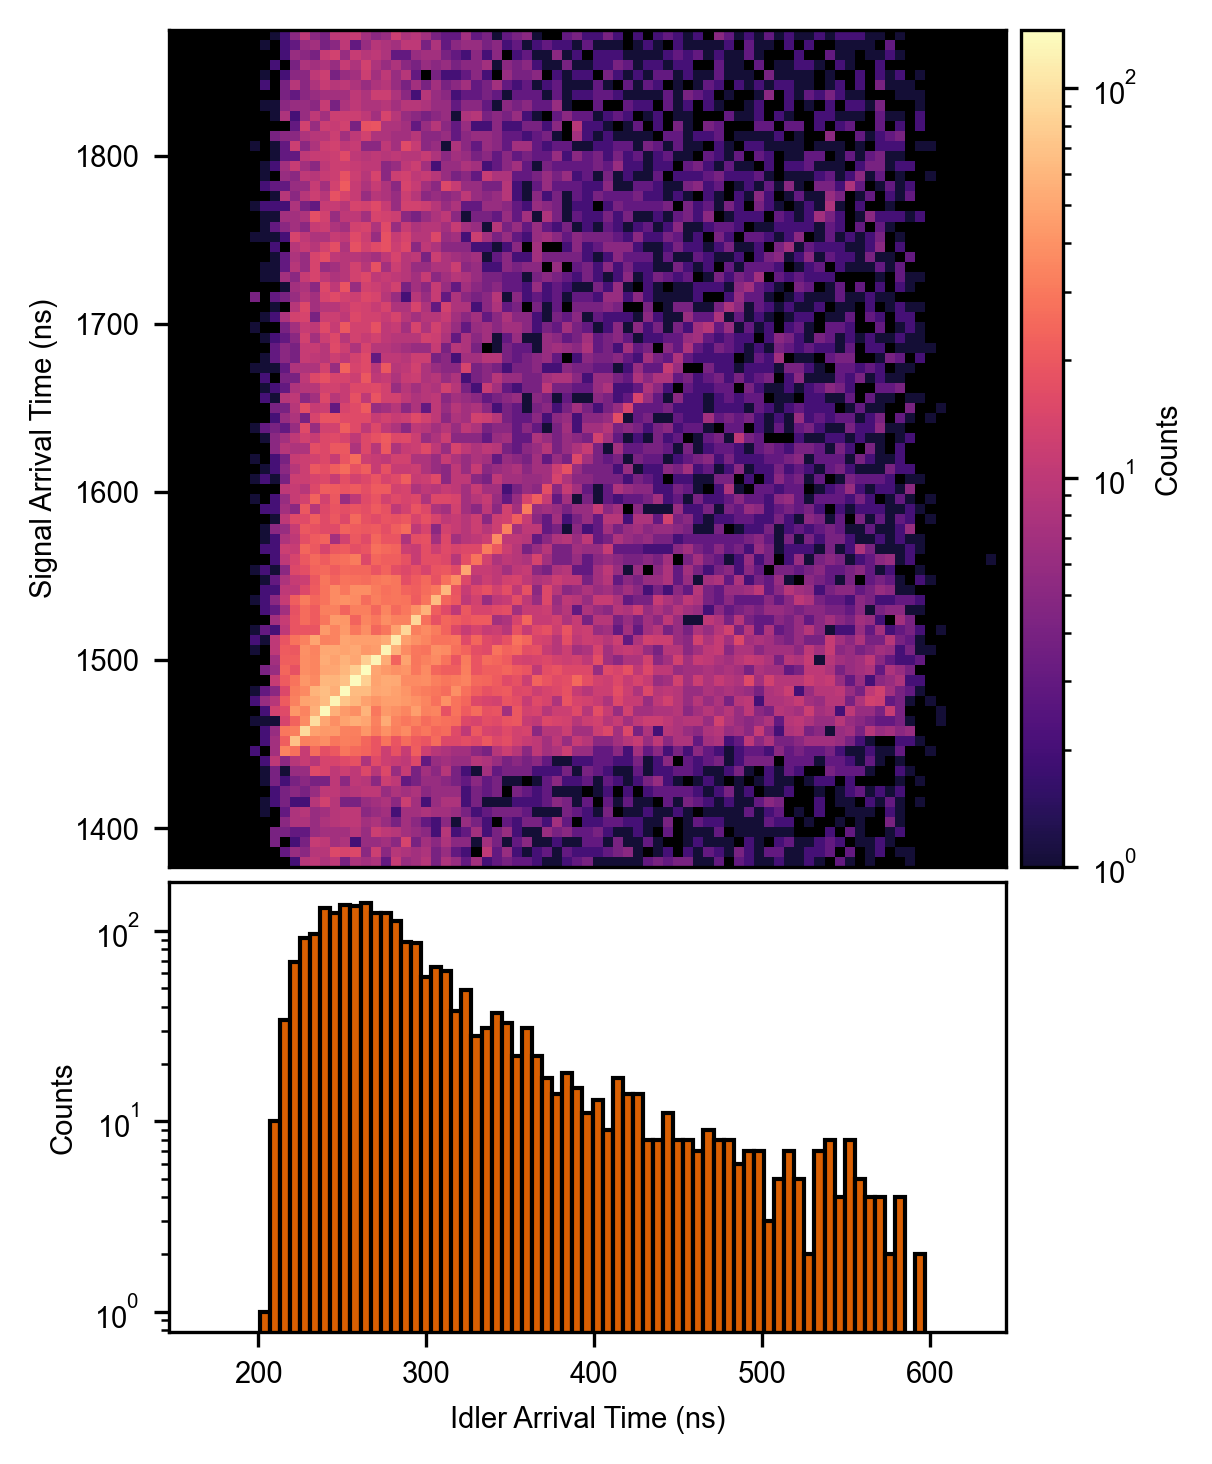
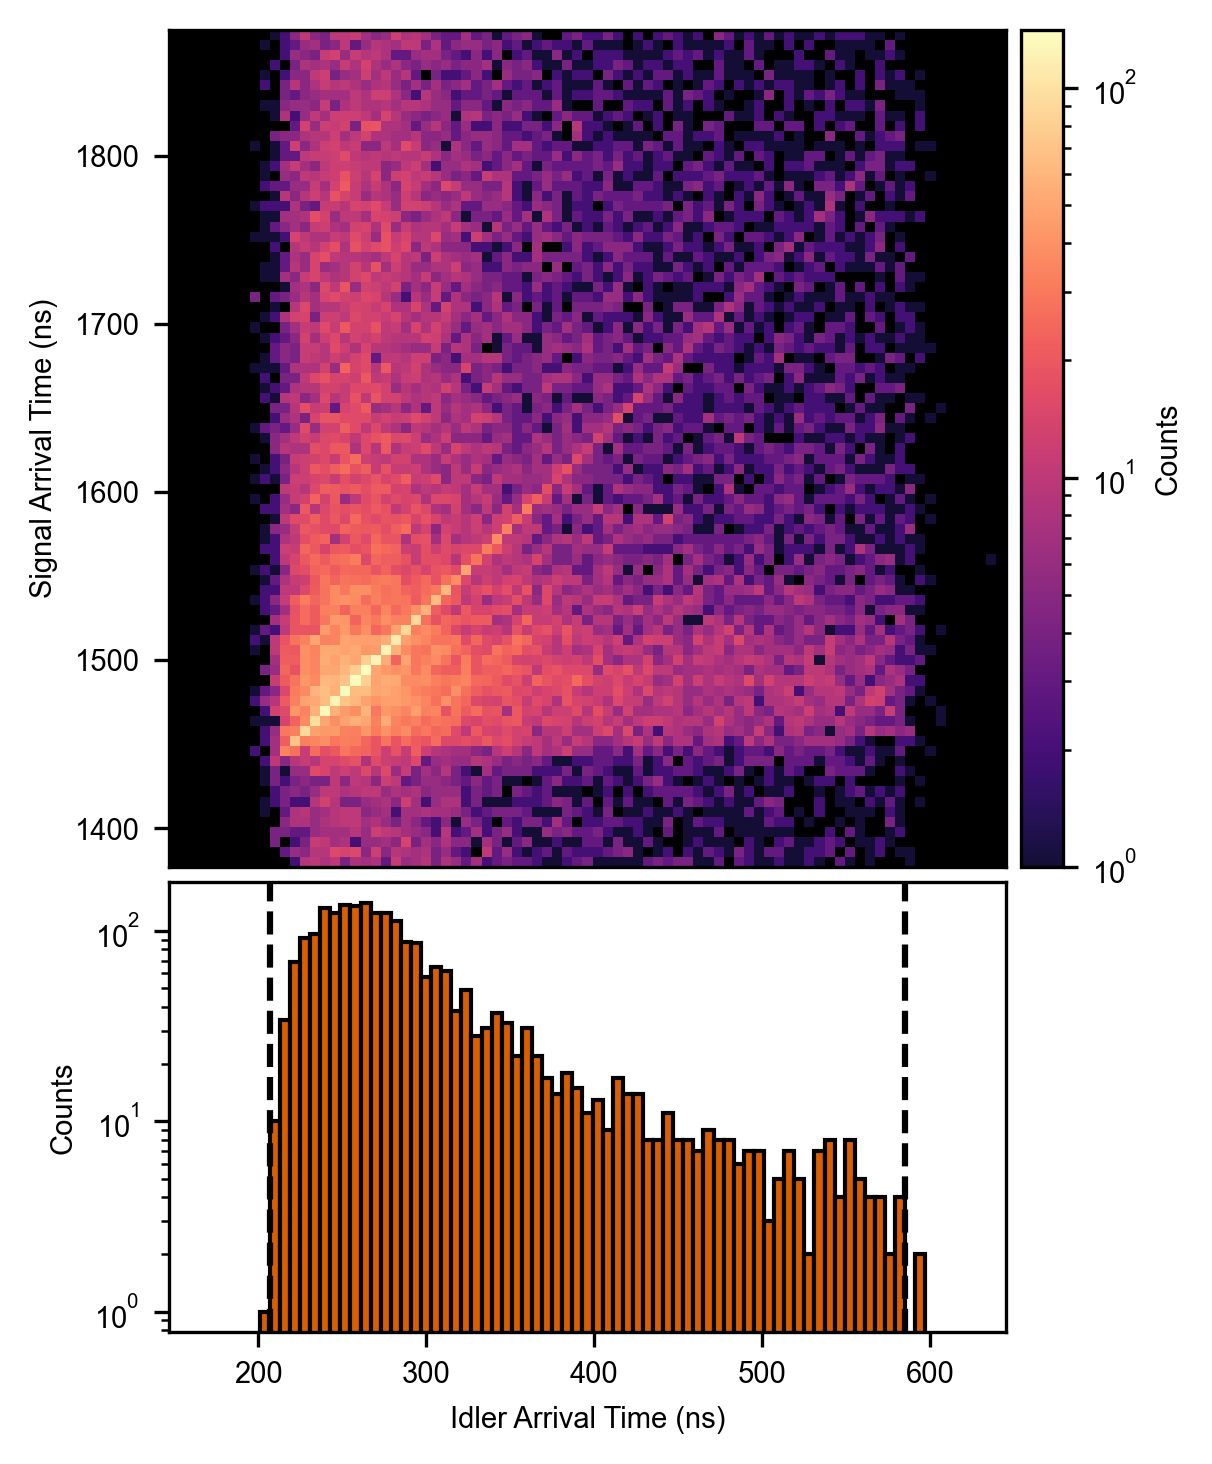
The notebook cell's code change between the first figure and the second:
--- before
+++ after
@@ -24,4 +24,6 @@
 ax_bot.bar(idler_time_bins, time_bin_diagonal,
            width=rebin_factor*bin_size, edgecolor='k', color=color_secondary)
+ax_bot.axvline(idler_time_bins[start_bin] - rebin_factor*bin_size/2, color='k', linestyle='--')
+ax_bot.axvline(idler_time_bins[start_bin+frame_size] - rebin_factor*bin_size/2, color='k', linestyle='--')
 ax_bot.set_yscale('log')
 ax_bot.set_xlabel('Idler Arrival Time (ns)')

Commit: Add updated figure notebooks